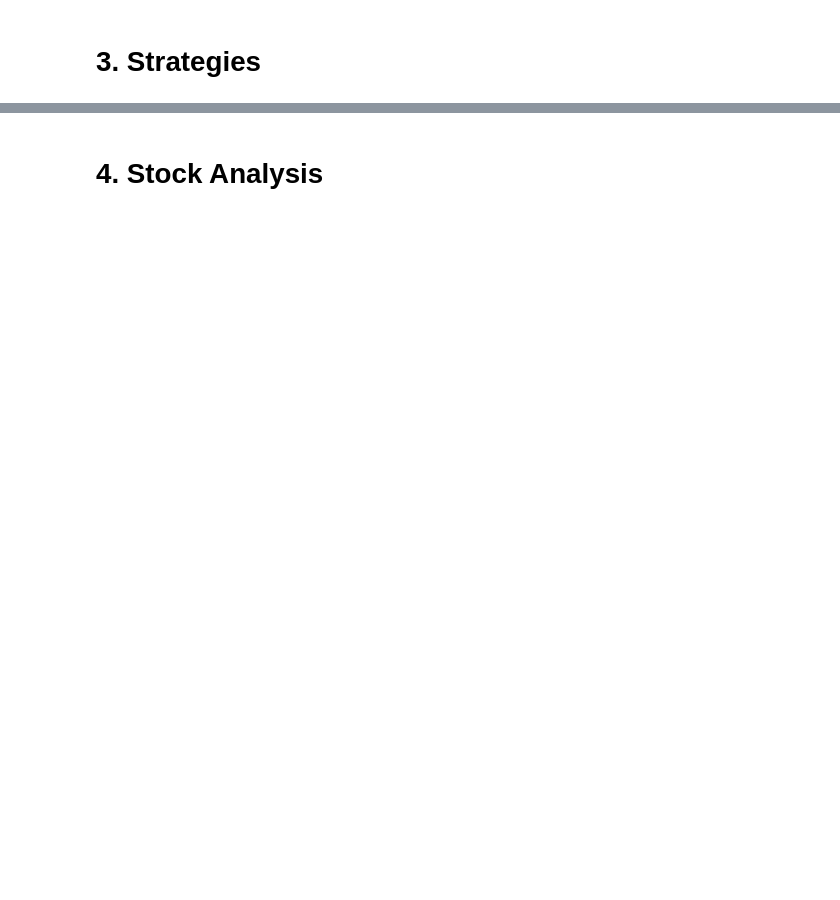
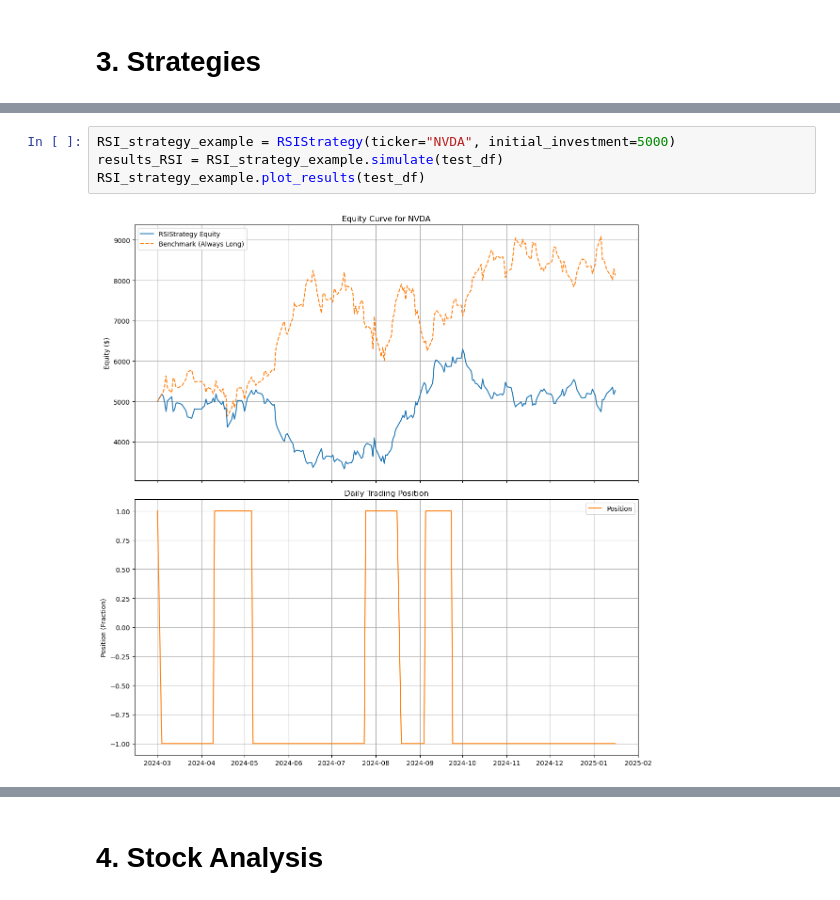
Before and after one commit to MuL1ian/QF2013A, a Jupyter notebook: visualizes.ipynb, the cells around one changed output, grey strips where cells are left out. Cells and saved outputs as stored; diff of their text form; blank space fills up the shorter version.

```diff
--- a/visualizes.ipynb
+++ b/visualizes.ipynb
@@ -343,0 +70,6 @@ strategy_classes = {
+# %%
+RSI_strategy_example = RSIStrategy(ticker="NVDA", initial_investment=5000)
+results_RSI = RSI_strategy_example.simulate(test_df)
+RSI_strategy_example.plot_results(test_df)
+# %% [output]
+[figure, added]
```
Also changed, not shown: parts of 30 cells of this notebook, 4 other files.
